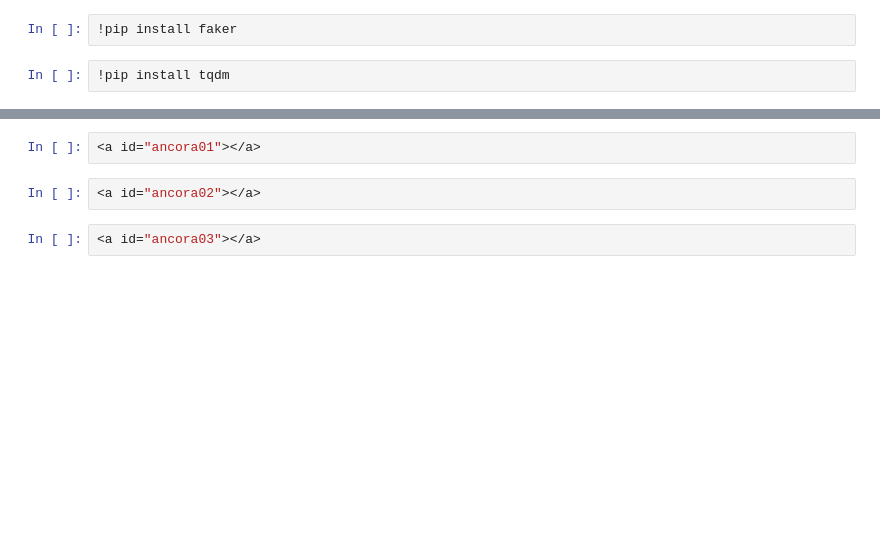
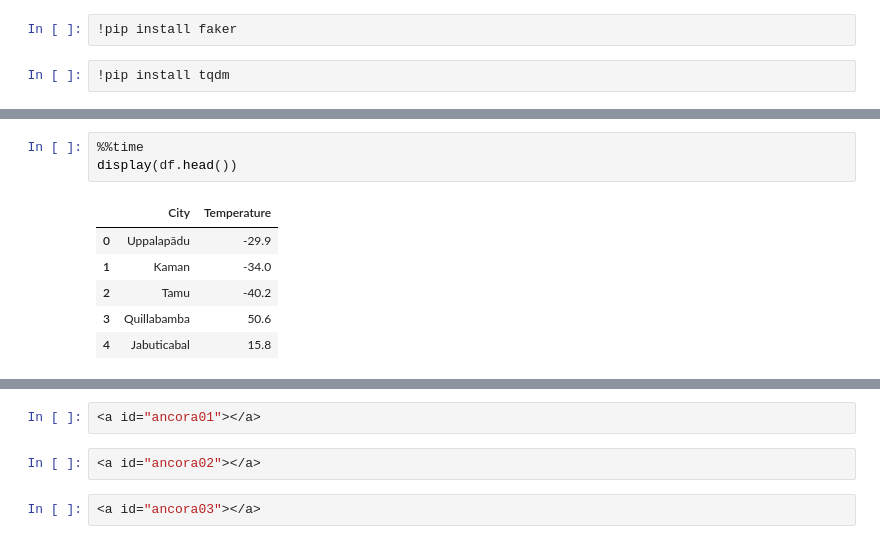
Before and after one commit to Jcnok/bootcamp-jornada-de-dados_2024, a Jupyter notebook: aula_05/aula_05.ipynb, the cells around one changed output, grey strips where cells are left out. Saved outputs shown, nothing was run; the diff lists cells and outputs as text; blank space fills up the shorter version.

```diff
--- a/aula_05/aula_05.ipynb
+++ b/aula_05/aula_05.ipynb
@@ -563,0 +623,10 @@ Duckdb Took: 3.50 sec
+# %%
+%%time
+display(df.head())
+# %% [output]
+|  | City | Temperature |
+| 0 | Uppalapādu | -29.9 |
+| 1 | Kaman | -34.0 |
+| 2 | Tamu | -40.2 |
+| 3 | Quillabamba | 50.6 |
+| 4 | Jabuticabal | 15.8 |
```
Also changed, not shown: parts of 57 cells of this notebook, 3 other files.
